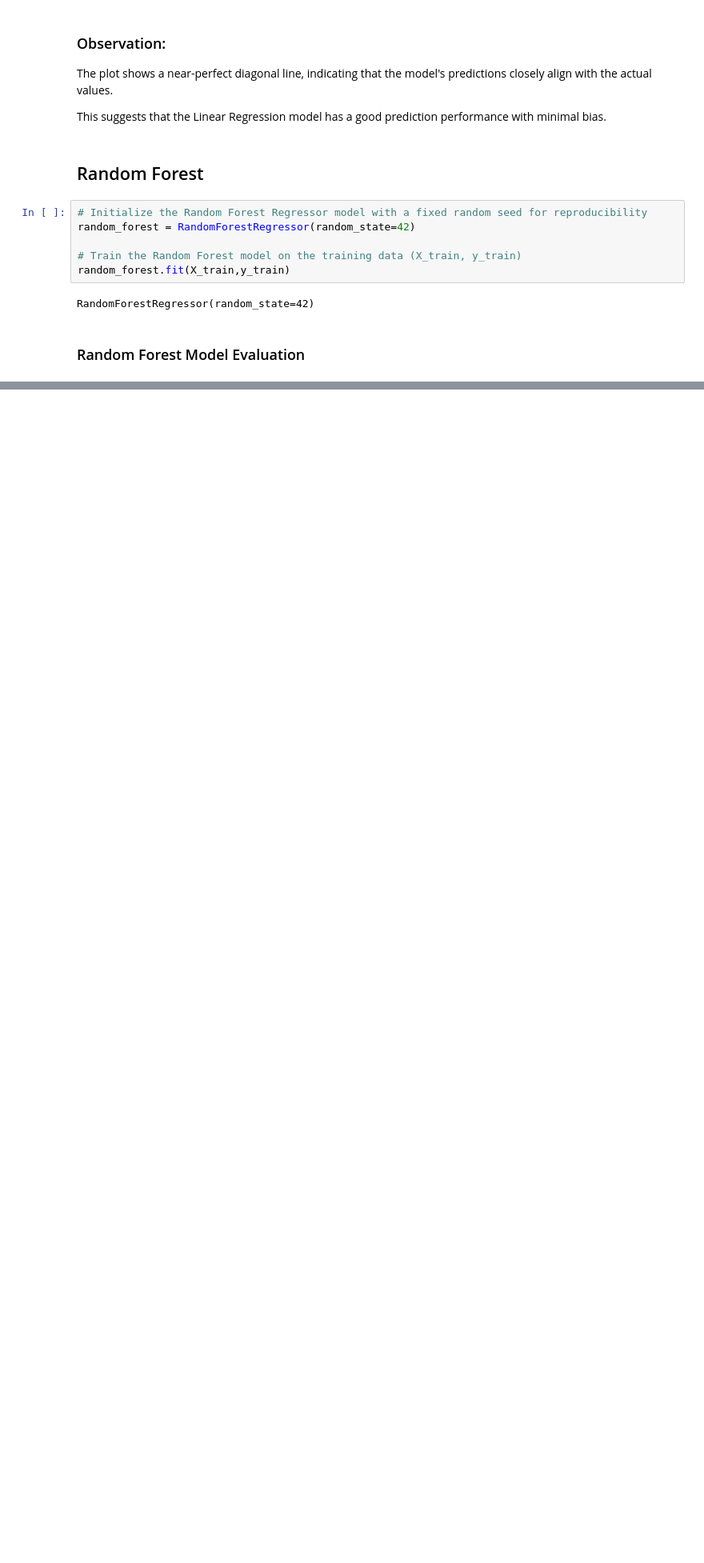
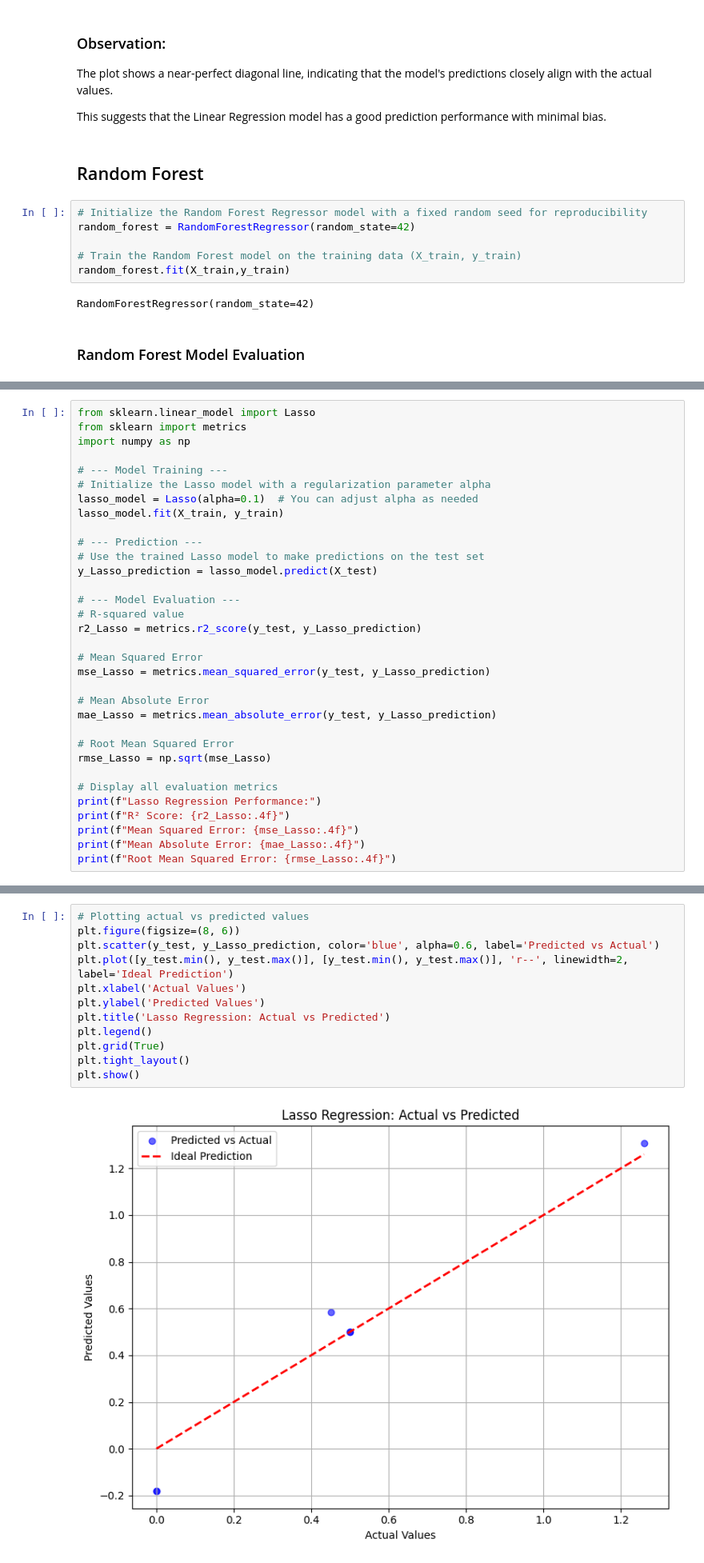
Before and after one commit to barkiayoub/Chemometrics-ML, a Jupyter notebook: chemometrics-ml.ipynb, the cells around one changed output, grey strips where cells are left out. Shown: that part at 80% size. Saved outputs shown, nothing was run; the diff lists cells and outputs as text; blank space fills up the shorter version.

```diff
--- a/chemometrics-ml.ipynb
+++ b/chemometrics-ml.ipynb
@@ -452,0 +496,33 @@ plt.show()  # Display the plot
+# %%
+from sklearn.linear_model import Lasso
+from sklearn import metrics
+import numpy as np
+
+# --- Model Training ---
+# Initialize the Lasso model with a regularization parameter alpha
+lasso_model = Lasso(alpha=0.1)  # You can adjust alpha as needed
+lasso_model.fit(X_train, y_train)
+
+# --- Prediction ---
+# Use the trained Lasso model to make predictions on the test set
+y_Lasso_prediction = lasso_model.predict(X_test)
+
+# --- Model Evaluation ---
+# R-squared value
+r2_Lasso = metrics.r2_score(y_test, y_Lasso_prediction)
+
+# Mean Squared Error
+mse_Lasso = metrics.mean_squared_error(y_test, y_Lasso_prediction)
+
+# Mean Absolute Error
+mae_Lasso = metrics.mean_absolute_error(y_test, y_Lasso_prediction)
+
+# Root Mean Squared Error
+rmse_Lasso = np.sqrt(mse_Lasso)
+
+# Display all evaluation metrics
+print(f"Lasso Regression Performance:")
+print(f"R² Score: {r2_Lasso:.4f}")
+print(f"Mean Squared Error: {mse_Lasso:.4f}")
+print(f"Mean Absolute Error: {mae_Lasso:.4f}")
+print(f"Root Mean Squared Error: {rmse_Lasso:.4f}")
@@ -452,0 +535,14 @@ plt.show()  # Display the plot
+# %%
+# Plotting actual vs predicted values
+plt.figure(figsize=(8, 6))
+plt.scatter(y_test, y_Lasso_prediction, color='blue', alpha=0.6, label='Predicted vs Actual')
+plt.plot([y_test.min(), y_test.max()], [y_test.min(), y_test.max()], 'r--', linewidth=2, label='Ideal Prediction')
+plt.xlabel('Actual Values')
+plt.ylabel('Predicted Values')
+plt.title('Lasso Regression: Actual vs Predicted')
+plt.legend()
+plt.grid(True)
+plt.tight_layout()
+plt.show()
+# %% [output]
+[figure, added]
```
Also changed, not shown: parts of 34 cells of this notebook, 7 other files.
